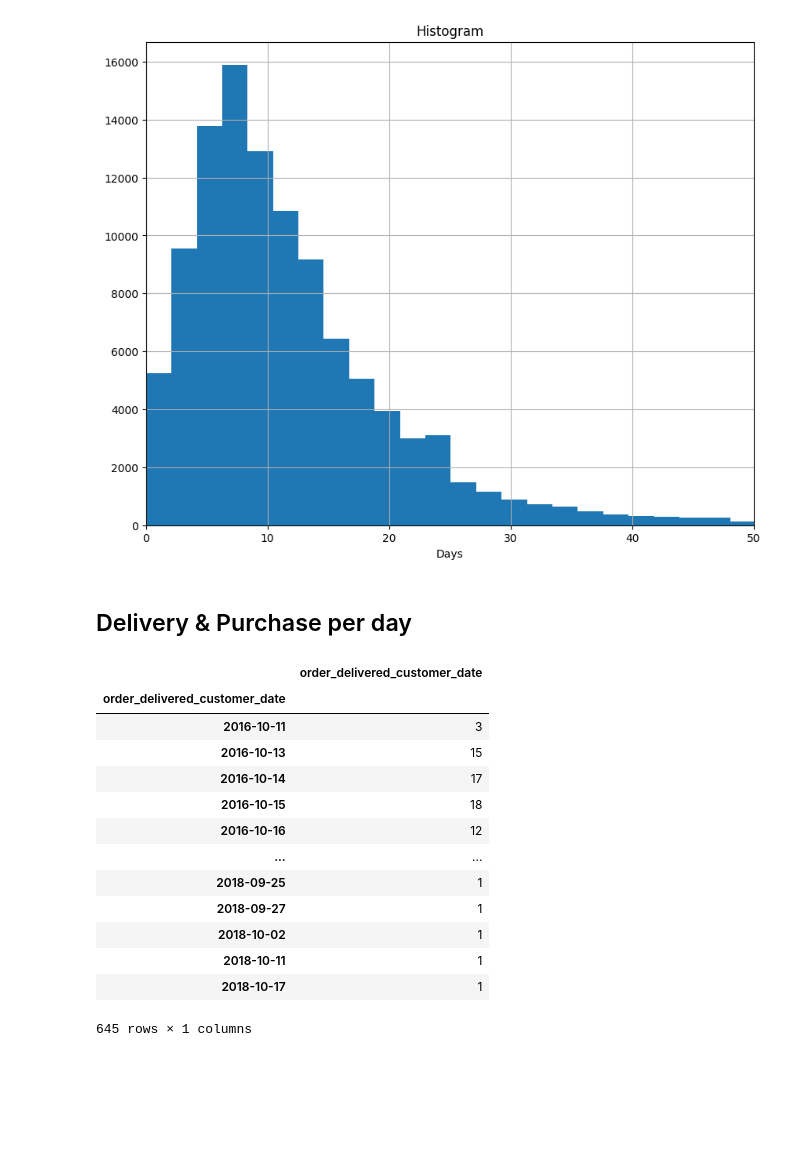
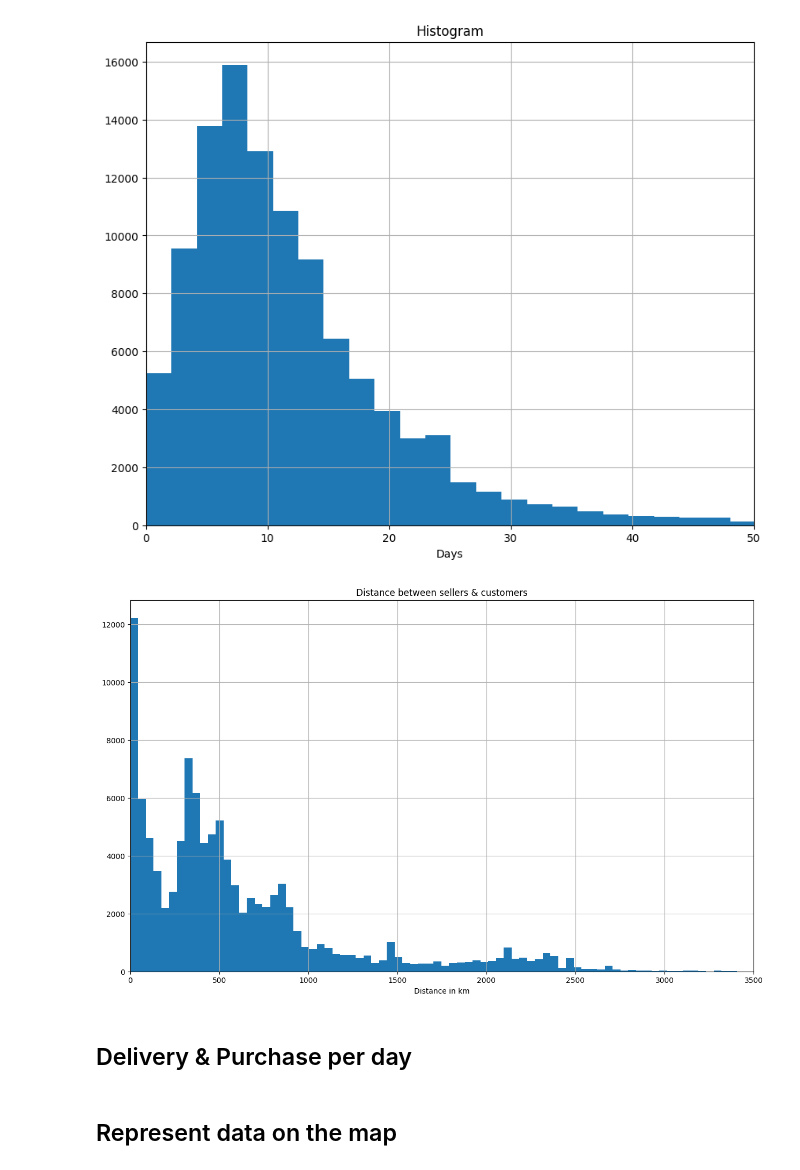
Before and after one commit to Ksyu22/olist_ecommerce, a Jupyter notebook: olist_ecommerce/notebooks/eda_delivery_prediction.ipynb, the cells around one changed output. Drawn from its saved outputs; the diff is of its cells as text; code cells hidden in the pictures; blank space fills up the shorter version.

Commit message:
adding some visual representations

```diff
--- a/olist_ecommerce/notebooks/eda_delivery_prediction.ipynb
+++ b/olist_ecommerce/notebooks/eda_delivery_prediction.ipynb
@@ -445,6 +442,8 @@ final_df
 | 109545 | ff701a7c869ad21de22a6994237c8a00 | 5ff4076c0f01eeba4f728c9e3fa2653c | 3e35a8bb43569389d3cebef0ce820f69 | 2018-04-18 20:10:33 | 27.90 | 14.44 | 3124 | ... |
 | 109546 | ff701a7c869ad21de22a6994237c8a00 | 5ff4076c0f01eeba4f728c9e3fa2653c | 3e35a8bb43569389d3cebef0ce820f69 | 2018-04-18 20:10:33 | 27.90 | 14.44 | 3124 | ... |
 109547 rows × 28 columns
+# %%
+final_df.dropna(how='any',inplace=True)
 # %%
 final_df.columns
 # %% [output]
@@ -565,23 +564,18 @@ plt.title('Histogram')
 # %% [output]
 Text(0.5, 1.0, 'Histogram')
 [figure]
+# %%
+# distance
+df.distance.hist(bins=200, figsize=(15,9))
+plt.xlabel('Distance in km')
+plt.xlim(0, 3500)
+plt.title('Distance between sellers & customers');
+# %% [output]
+[figure, added]
 # %% [markdown]
 ## Delivery & Purchase per day
 # %%
 daily_delivery = pd.DataFrame(df['order_delivered_customer_date'].groupby([df['order_delivered_customer_date'].dt.date]).count())
-daily_order = = pd.DataFrame(df['order_purchase_timestamp'].groupby([df['order_purchase_timestamp'].dt.date]).count())
+daily_order = pd.DataFrame(df['order_purchase_timestamp'].groupby([df['order_purchase_timestamp'].dt.date]).count())
-# %% [output]
-|  | order_delivered_customer_date |
-| order_delivered_customer_date |  |
-| 2016-10-11 | 3 |
-| 2016-10-13 | 15 |
-| 2016-10-14 | 17 |
-| 2016-10-15 | 18 |
-| 2016-10-16 | 12 |
-| ... | ... |
-| 2018-09-25 | 1 |
-| 2018-09-27 | 1 |
-| 2018-10-02 | 1 |
-| 2018-10-11 | 1 |
-| 2018-10-17 | 1 |
-645 rows × 1 columns
+# %% [markdown]
+## Represent data on the map
```
Also changed, not shown: parts of 7 cells of this notebook.
